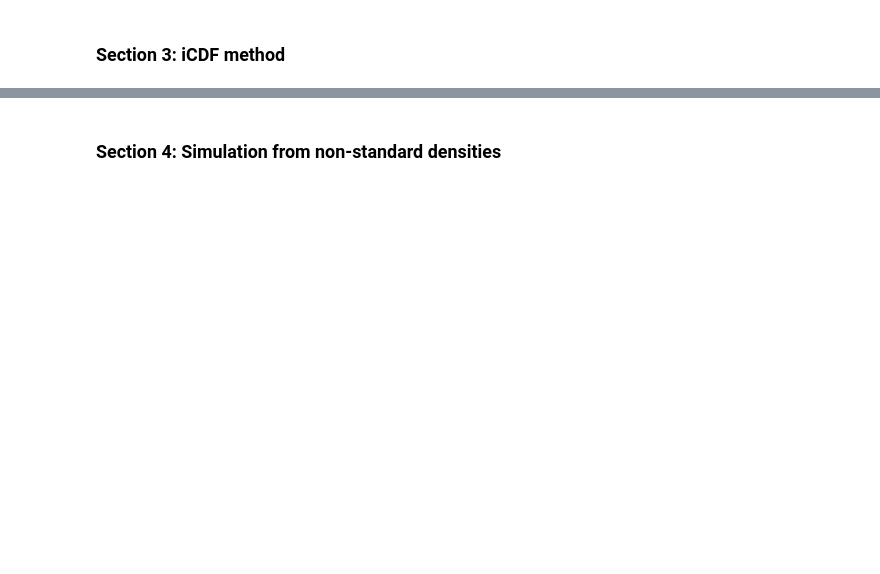
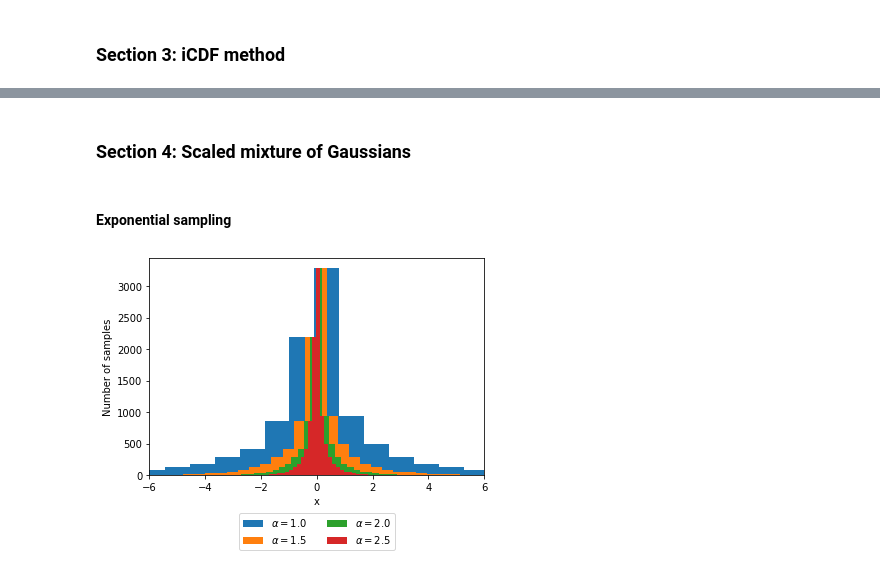
Before and after one commit to theo-brown/3f3-lab, a Jupyter notebook: Jupyter Notebook.ipynb, the cells around one changed output, grey strips where cells are left out. Cells and saved outputs as stored; diff of their text form; code cells hidden in the pictures; blank space fills up the shorter version.

```diff
--- a/Jupyter Notebook.ipynb
+++ b/Jupyter Notebook.ipynb
@@ -379,21 +379,25 @@ Variance: 1.0128368318113161
-# %% [markdown]
-### Section 4: Simulation from non-standard densities
+# %% [markdown]
+### Section 4: Scaled mixture of Gaussians
+# %% [markdown]
+#### Exponential sampling
 # %%
-def nonstandard_samples(N, alpha=1.5):
+def exponential_sampled_gaussian(N, alpha=1.5):
     exponential_samples = (-2 / (alpha ** 2)) * np.log(1 - X_uniform[:N])
     return X_gaussian[:N] * exponential_samples
 # %%
 plt.figure()
 N = 100000
 for i in np.arange(0, 4):
     alpha = (i/2) + 1
-    plt.hist(nonstandard_samples(N, alpha), bins=100, label=r'$\alpha = {}$'.format(alpha))
+    plt.hist(exponential_sampled_gaussian(N, alpha), bins=100, label=r'$\alpha = {}$'.format(alpha))
 
 plt.xlabel('x')
 plt.ylabel('Number of samples')
 plt.xlim(-6, 6)
 plt.legend(loc='upper center', bbox_to_anchor=(0.5, -0.15), ncol=2)
-plt.savefig(f'figures/nonstandard_distribution.png', bbox_inches='tight')
+plt.savefig(f'figures/exponential_sampled_gaussian.png', bbox_inches='tight')
+# %% [output]
+[figure, added]
 # %%
 plt.figure()
 
```
Also changed, not shown: parts of 19 cells of this notebook, 37 other files.
